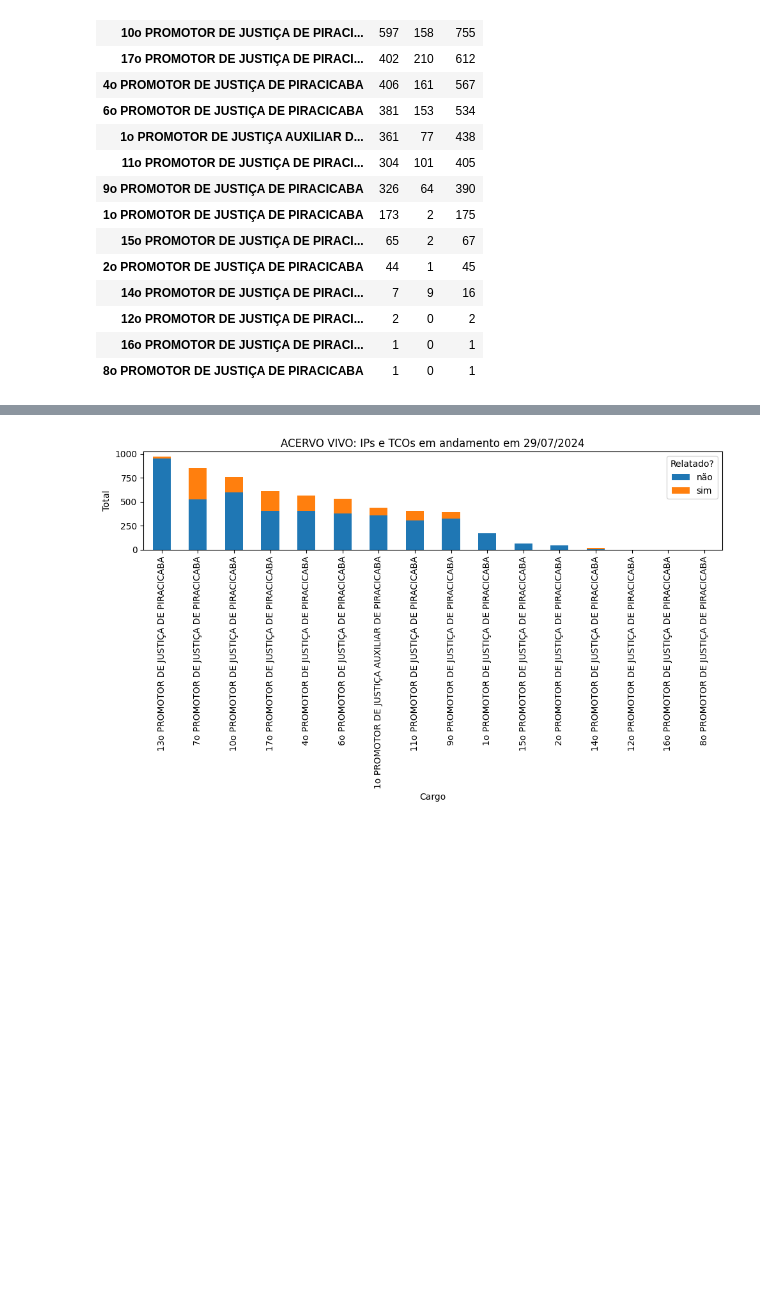
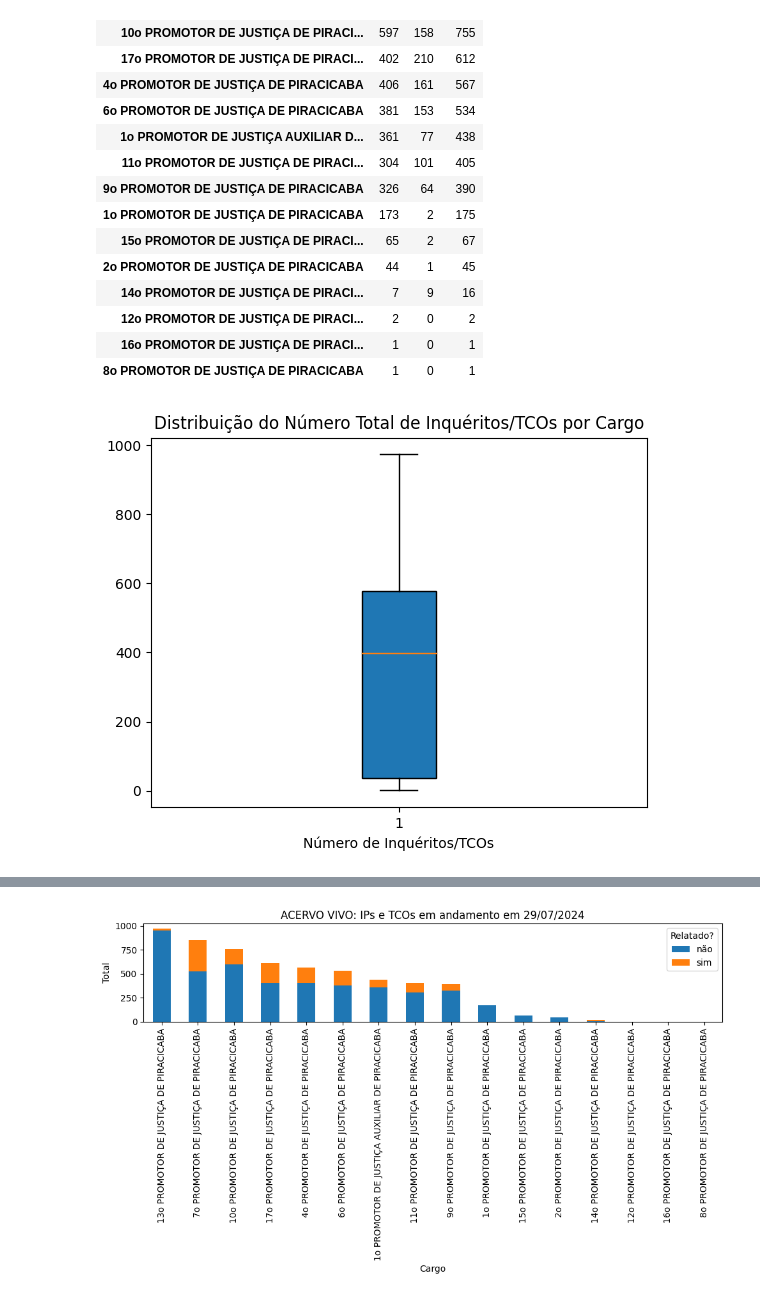
Before and after one commit to jespimentel/acervo_vivo, a Jupyter notebook: acervo_SISMP_2024_07_29.ipynb, the cells around one changed output, grey strips where cells are left out. Saved outputs shown, nothing was run; the diff lists cells and outputs as text; code cells hidden in the pictures; blank space fills up the shorter version.

```diff
--- a/acervo_SISMP_2024_07_29.ipynb
+++ b/acervo_SISMP_2024_07_29.ipynb
@@ -285,3 +285,13 @@ ACERVO VIVO: IPs e TCOs em andamento em 29/07/2024
 | 12o PROMOTOR DE JUSTIÇA DE PIRACI... | 2 | 0 | 2 |
 | 16o PROMOTOR DE JUSTIÇA DE PIRACI... | 1 | 0 | 1 |
 | 8o PROMOTOR DE JUSTIÇA DE PIRACICABA | 1 | 0 | 1 |
+# %%
+# Boxplot dos valores totais
+
+plt.boxplot(resumo['Total'], patch_artist=True)
+plt.xlabel('Número de Inquéritos/TCOs')
+plt.title('Distribuição do Número Total de Inquéritos/TCOs por Cargo')
+plt.savefig('boxplot.jpg')
+plt.show()
+# %% [output]
+[figure, added]
```
Also changed, not shown: parts of 5 cells of this notebook.
